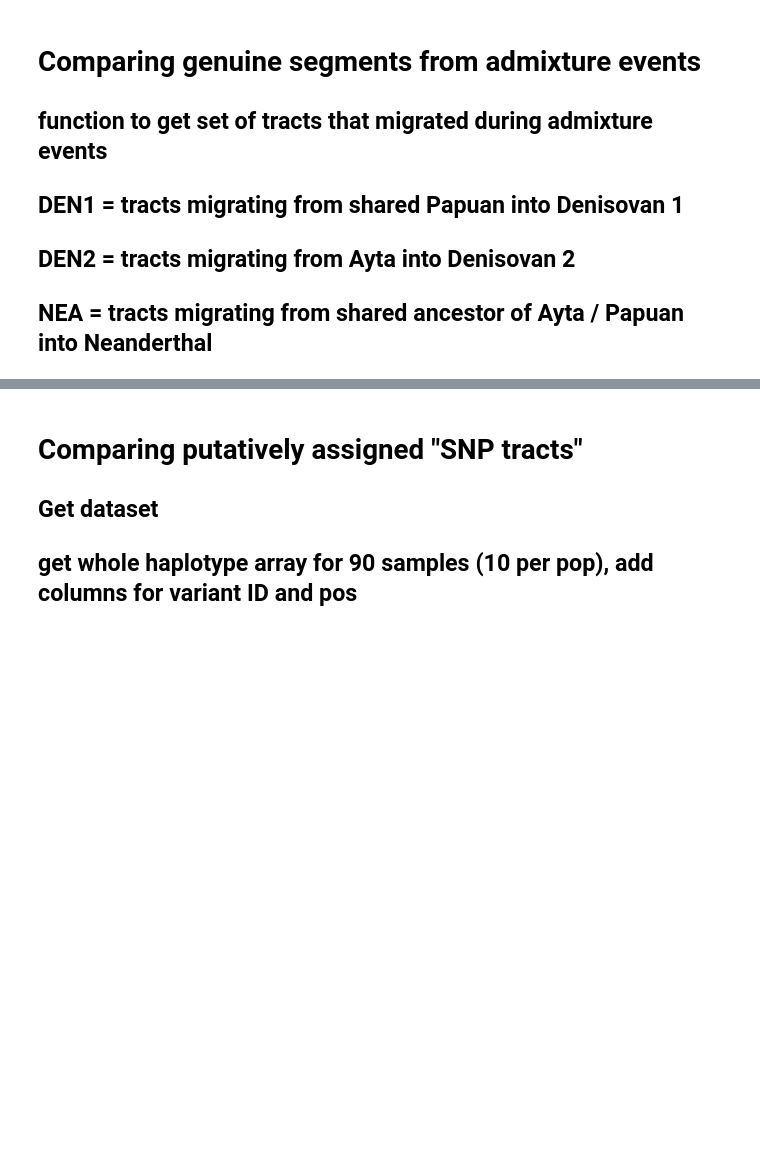
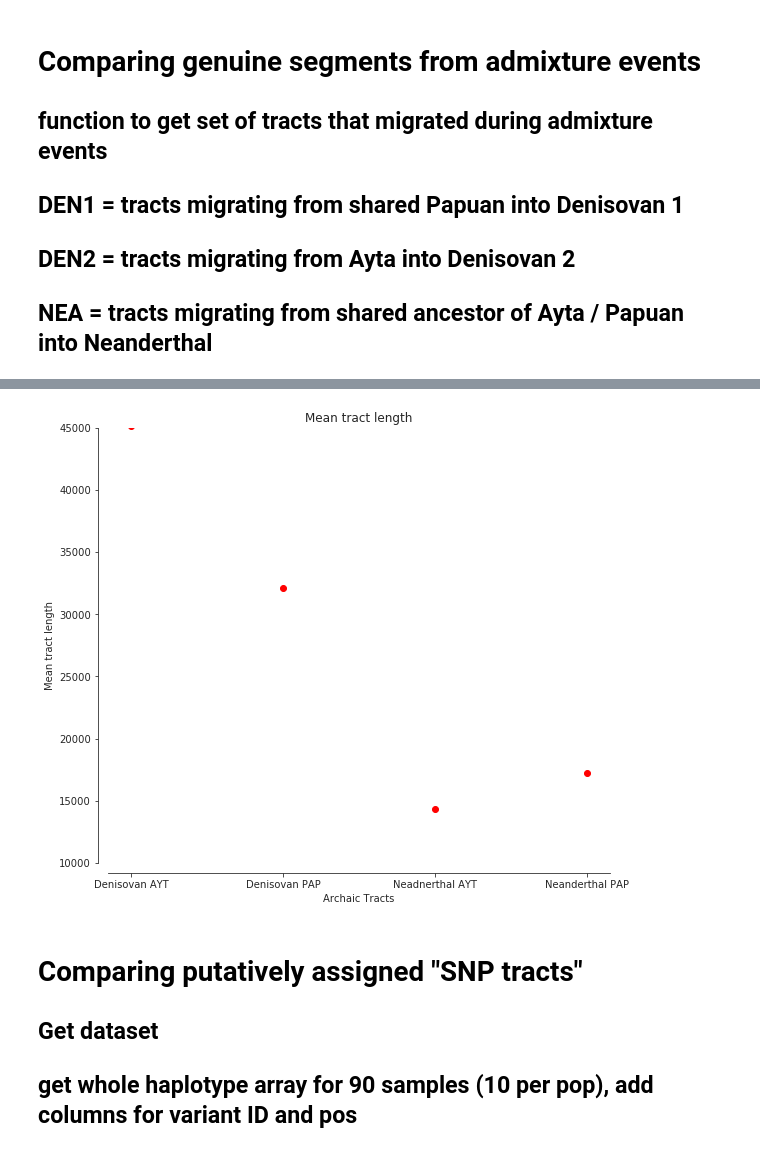
Before and after one commit to jammc313/Phillipines, a Jupyter notebook: msp_ALT2_SingleRun.ipynb, the cells around one changed output, grey strips where cells are left out. Cells and saved outputs as stored; diff of their text form; code cells hidden in the pictures; blank space fills up the shorter version.

```diff
--- a/msp_ALT2_SingleRun.ipynb
+++ b/msp_ALT2_SingleRun.ipynb
@@ -165,21 +193,23 @@ plt.ylabel("Tract density")
 # %%
 ## want to look at average length of DEN tract lengths unique to Ayta, unique to Papuan, and shared between each
 ## plot mean number and tract lengths from each (means and SE across 10 runs)
 
-def plot_mean_tract_lengths(den1, den2, nea, title=None):
-    mean_tract_den1 = np.mean(den1[:,1] - den1[:,0], axis=0).astype(int)
-    mean_tract_den2 = np.mean(den2[:,1] - den2[:,0], axis=0).astype(int)
-    mean_tract_nea = np.mean(nea[:,1] - nea[:,0], axis=0).astype(int)
-    x = ['Denisovan 2','Denisovan 1','Neanderthal']
-    y = [mean_tract_den2, mean_tract_den1, mean_tract_nea]
+def plot_mean_tract_lengths(den_ayt, den_pap, nea_ayt, nea_pap, title=None):
+    mean_tract_den_ayt = np.mean(den_ayt[:,1] - den_ayt[:,0], axis=0).astype(int)
+    mean_tract_den_pap = np.mean(den_pap[:,1] - den_pap[:,0], axis=0).astype(int)
+    mean_tract_nea_ayt = np.mean(nea_ayt[:,1] - nea_ayt[:,0], axis=0).astype(int)
+    mean_tract_nea_pap = np.mean(nea_pap[:,1] - nea_pap[:,0], axis=0).astype(int)
+    x = ['Denisovan AYT','Denisovan PAP','Neadnerthal AYT','Neanderthal PAP']
+    y = [mean_tract_den_ayt, mean_tract_den_pap, mean_tract_nea_ayt, mean_tract_nea_pap]
     fig, ax = plt.subplots(figsize=(9, 8))
     sns.despine(ax=ax, offset=10)
     ax.plot(x, y, 'ro')
-#    ax.set(ylim=(0, 25))
     ax.set_xlabel('Archaic Tracts')
     ax.set_ylabel('Mean tract length')
     ax.set_ylim(10000,45000)
     if title:
         ax.set_title(title)
 
-plot_mean_tract_lengths(migrating_DEN1, migrating_DEN2, migrating_NEA, title='Mean tract length')
+plot_mean_tract_lengths(mig_tracts_DEN_AYT, mig_tracts_DEN_PAP, mig_tracts_NEA_AYT, mig_tracts_NEA_PAP, title='Mean tract length')
+# %% [output]
+[figure, added]
```
Also changed, not shown: parts of 4 cells of this notebook, 2 other files.
